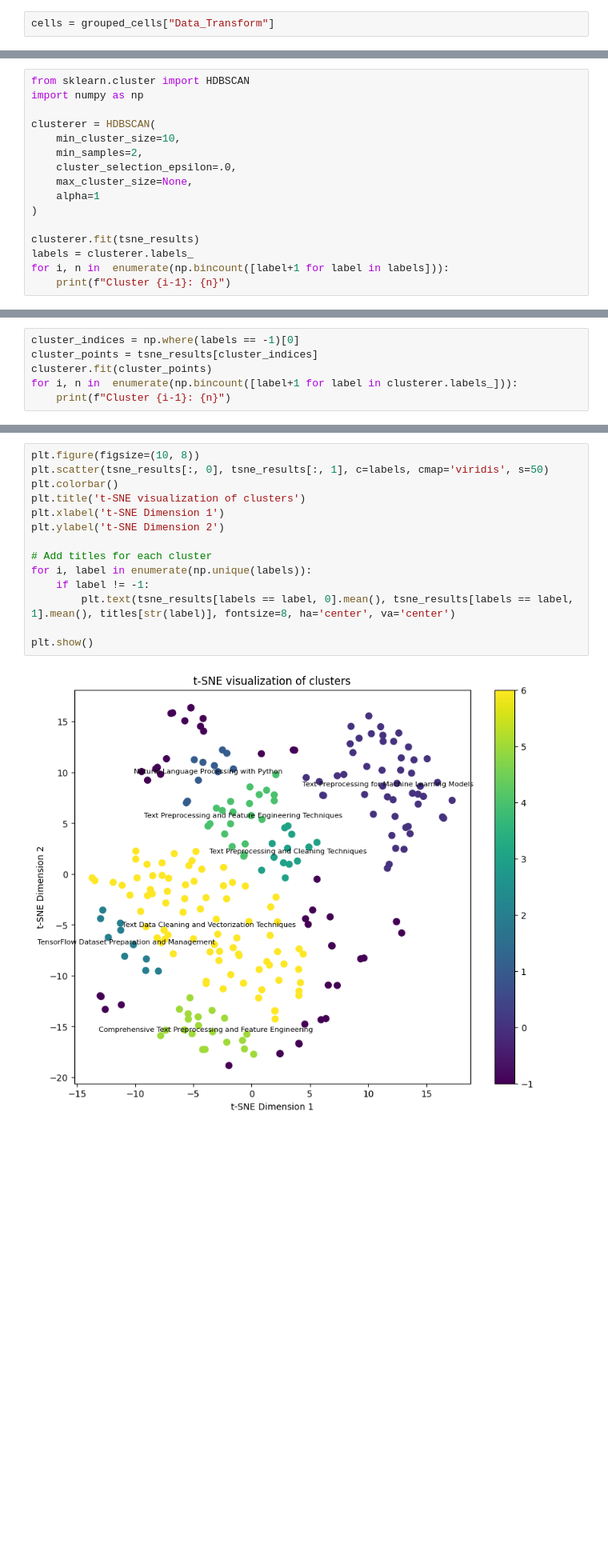
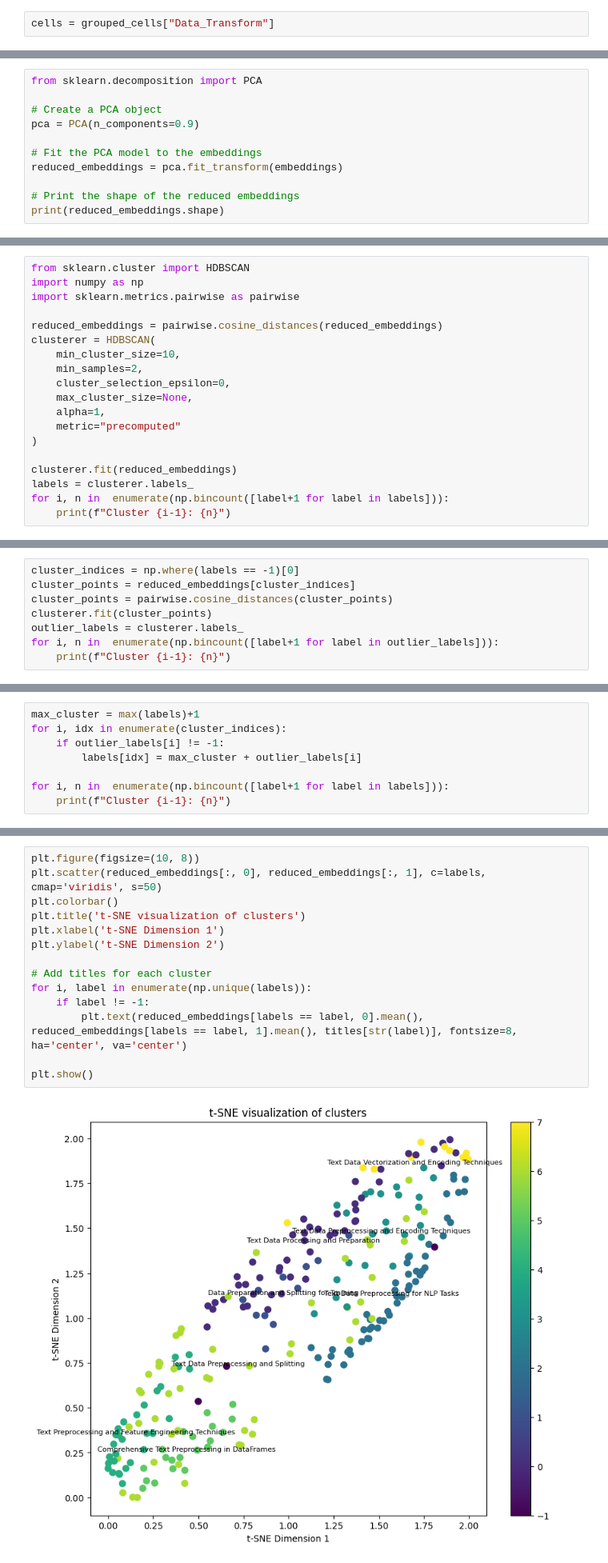
Before and after one commit to ETH-PEACH-Lab/datascience-visualisation, a Jupyter notebook: src/backend/Clusterers/test_clustering.ipynb, the cells around one changed output, grey strips where cells are left out. Shown at 80% size. Drawn from its saved outputs; the diff is of its cells as text; blank space fills up the shorter version.

```diff
--- a/src/backend/Clusterers/test_clustering.ipynb
+++ b/src/backend/Clusterers/test_clustering.ipynb
@@ -57,0 +66,11 @@ array([[  4.0857234 , -16.727606  ],
+# %%
+from sklearn.decomposition import PCA
+
+# Create a PCA object
+pca = PCA(n_components=0.9)
+
+# Fit the PCA model to the embeddings
+reduced_embeddings = pca.fit_transform(embeddings)
+
+# Print the shape of the reduced embeddings
+print(reduced_embeddings.shape)
@@ -58,16 +79,19 @@ array([[  4.0857234 , -16.727606  ],
 # %%
 from sklearn.cluster import HDBSCAN
 import numpy as np
+import sklearn.metrics.pairwise as pairwise
 
+reduced_embeddings = pairwise.cosine_distances(reduced_embeddings)
 clusterer = HDBSCAN(
     min_cluster_size=10,
     min_samples=2,
-    cluster_selection_epsilon=.0,
+    cluster_selection_epsilon=0,
     max_cluster_size=None,
-    alpha=1
+    alpha=1,
+    metric="precomputed"
 )
 
-clusterer.fit(tsne_results)
+clusterer.fit(reduced_embeddings)
 labels = clusterer.labels_
 for i, n in  enumerate(np.bincount([label+1 for label in labels])):
     print(f"Cluster {i-1}: {n}")
@@ -83,7 +106,9 @@ Cluster 6: 80
 # %%
 cluster_indices = np.where(labels == -1)[0]
-cluster_points = tsne_results[cluster_indices]
+cluster_points = reduced_embeddings[cluster_indices]
+cluster_points = pairwise.cosine_distances(cluster_points)
 clusterer.fit(cluster_points)
-for i, n in  enumerate(np.bincount([label+1 for label in clusterer.labels_])):
+outlier_labels = clusterer.labels_
+for i, n in  enumerate(np.bincount([label+1 for label in outlier_labels])):
     print(f"Cluster {i-1}: {n}")
 # %% [output]
@@ -92,0 +118,8 @@ Cluster 1: 17
+# %%
+max_cluster = max(labels)+1
+for i, idx in enumerate(cluster_indices):
+    if outlier_labels[i] != -1:
+        labels[idx] = max_cluster + outlier_labels[i]
+
+for i, n in  enumerate(np.bincount([label+1 for label in labels])):
+    print(f"Cluster {i-1}: {n}")
@@ -109,16 +153,16 @@ titles
 # %%
 plt.figure(figsize=(10, 8))
-plt.scatter(tsne_results[:, 0], tsne_results[:, 1], c=labels, cmap='viridis', s=50)
+plt.scatter(reduced_embeddings[:, 0], reduced_embeddings[:, 1], c=labels, cmap='viridis', s=50)
 plt.colorbar()
 plt.title('t-SNE visualization of clusters')
 plt.xlabel('t-SNE Dimension 1')
 plt.ylabel('t-SNE Dimension 2')
 
 # Add titles for each cluster
 for i, label in enumerate(np.unique(labels)):
     if label != -1:
-        plt.text(tsne_results[labels == label, 0].mean(), tsne_results[labels == label, 1].mean(), titles[str(label)], fontsize=8, ha='center', va='center')
+        plt.text(reduced_embeddings[labels == label, 0].mean(), reduced_embeddings[labels == label, 1].mean(), titles[str(label)], fontsize=8, ha='center', va='center')
 
 plt.show()
 # %% [output]
-[figure, old version]
+[figure, new version]
```
Also changed, not shown: parts of 8 cells of this notebook, 4 other files.
